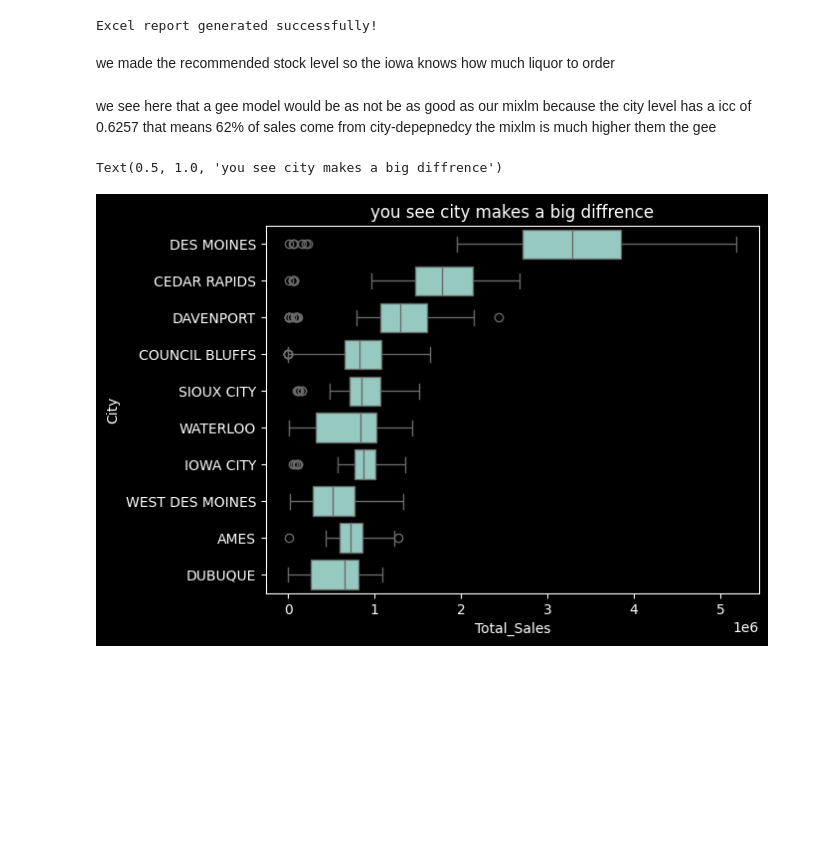
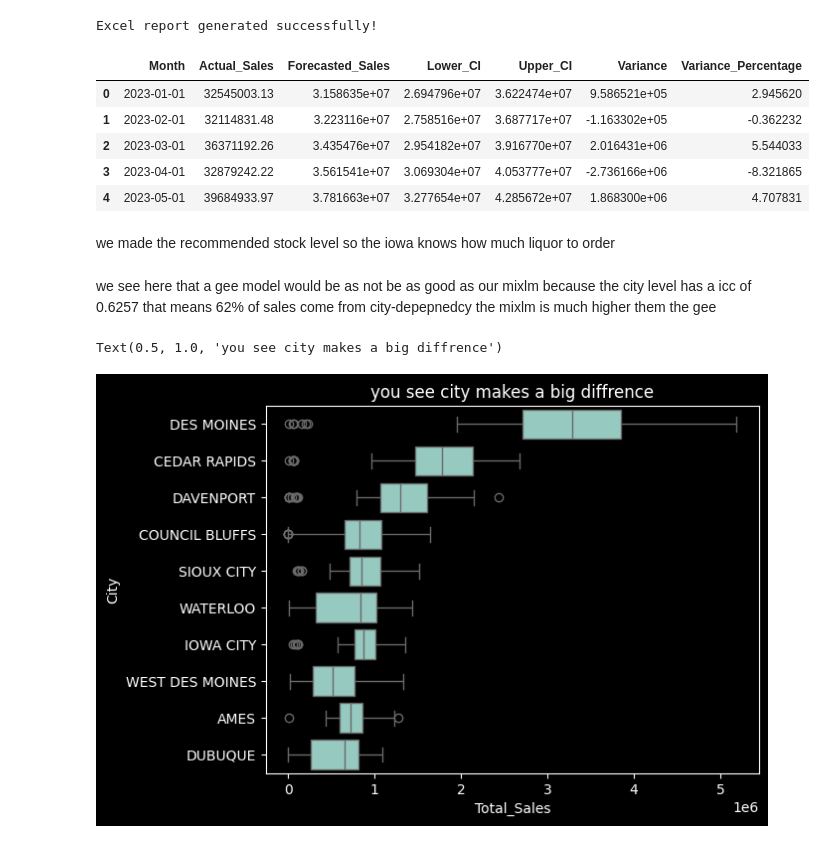
Before and after one commit to shoshanamiriamlevin-glitch/Iowa-liquor-sale-analysis-by-yaakovlevin, a Jupyter notebook: iwoa-liquaor-mixlm-by-yaakov-levin.ipynb, the cells around one changed output. Cells and saved outputs as stored; diff of their text form; code cells hidden in the pictures; blank space fills up the shorter version.

```diff
--- a/iwoa-liquaor-mixlm-by-yaakov-levin.ipynb
+++ b/iwoa-liquaor-mixlm-by-yaakov-levin.ipynb
@@ -577,6 +626,15 @@ performance_report.to_excel('liquor_sales_forecast_vs_actual.xlsx', index=False)
 print("Excel report generated successfully!")
 # %% [output]
 Excel report generated successfully!
+# %%
+performance_report.head()
+# %% [output]
+|  | Month | Actual_Sales | Forecasted_Sales | Lower_CI | Upper_CI | Variance | Variance_Percentage |
+| 0 | 2023-01-01 | 32545003.13 | 3.158635e+07 | 2.694796e+07 | 3.622474e+07 | 9.586521e+05 | 2.945620 |
+| 1 | 2023-02-01 | 32114831.48 | 3.223116e+07 | 2.758516e+07 | 3.687717e+07 | -1.163302e+05 | -0.362232 |
+| 2 | 2023-03-01 | 36371192.26 | 3.435476e+07 | 2.954182e+07 | 3.916770e+07 | 2.016431e+06 | 5.544033 |
+| 3 | 2023-04-01 | 32879242.22 | 3.561541e+07 | 3.069304e+07 | 4.053777e+07 | -2.736166e+06 | -8.321865 |
+| 4 | 2023-05-01 | 39684933.97 | 3.781663e+07 | 3.277654e+07 | 4.285672e+07 | 1.868300e+06 | 4.707831 |
 # %% [markdown]
 we made the recommended stock level so the iowa knows how much liquor to order
 # %% [markdown]
```
Also changed, not shown: parts of 17 cells of this notebook.
